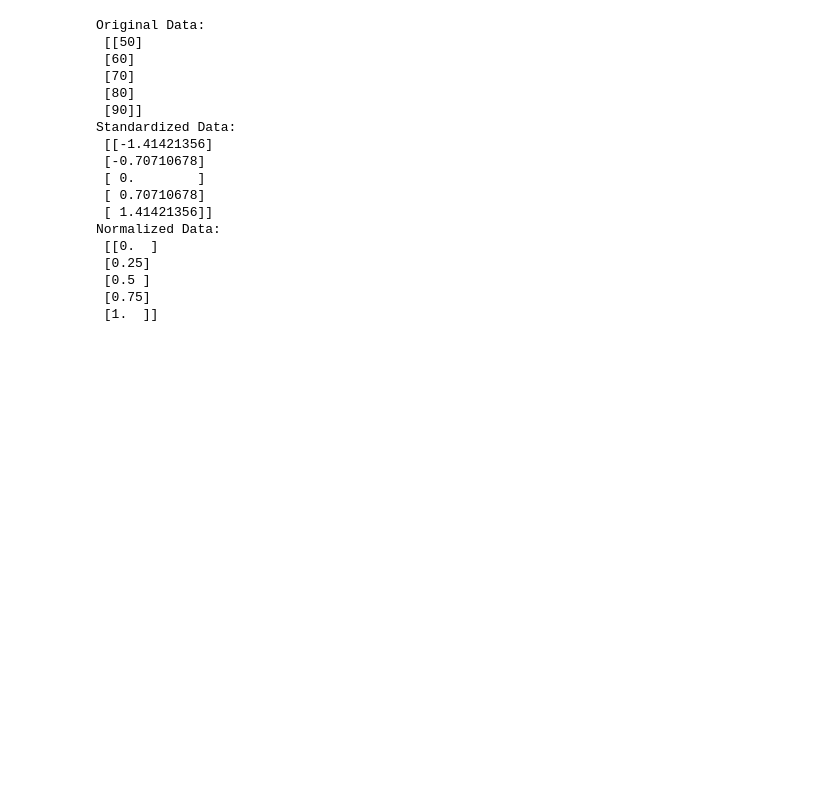
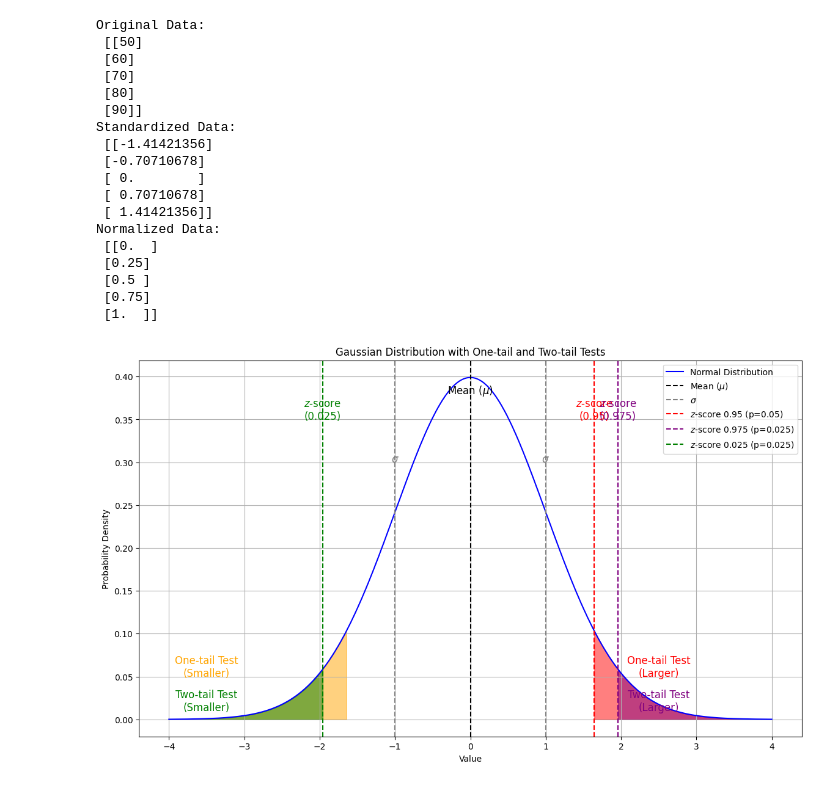
Before and after one commit to imranahmed123/DataScience-AI-ML, a Jupyter notebook: MyNotebook1_TypesofDistributions_310524.ipynb, the cells around one changed output. Cells and saved outputs as stored; diff of their text form; code cells hidden in the pictures; blank space fills up the shorter version.

```diff
--- a/MyNotebook1_TypesofDistributions_310524.ipynb
+++ b/MyNotebook1_TypesofDistributions_310524.ipynb
@@ -117,3 +117,76 @@ Normalized Data:
  [0.5 ]
  [0.75]
  [1.  ]]
+# %%
+import numpy as np
+import matplotlib.pyplot as plt
+import scipy.stats as stats
+
+# Define the data for the Gaussian distribution
+mu = 0
+sigma = 1
+x = np.linspace(mu - 4*sigma, mu + 4*sigma, 1000)
+y = stats.norm.pdf(x, mu, sigma)
+
+# Create the plot
+plt.figure(figsize=(14, 8))
+plt.plot(x, y, label='Normal Distribution', color='blue')
+
+# One-tail test (larger)
+x_one_tail = np.linspace(stats.norm.ppf(0.95), mu + 4*sigma, 100)
+y_one_tail = stats.norm.pdf(x_one_tail, mu, sigma)
+plt.fill_between(x_one_tail, y_one_tail, color='red', alpha=0.5)
+plt.text(mu + 2.5*sigma, 0.05, 'One-tail Test\n(Larger)', color='red', fontsize=12, ha='center')
+
+# One-tail test (smaller)
+x_one_tail_left = np.linspace(mu - 4*sigma, stats.norm.ppf(0.05), 100)
+y_one_tail_left = stats.norm.pdf(x_one_tail_left, mu, sigma)
+plt.fill_between(x_one_tail_left, y_one_tail_left, color='orange', alpha=0.5)
+plt.text(mu - 3.5*sigma, 0.05, 'One-tail Test\n(Smaller)', color='orange', fontsize=12, ha='center')
+
+# Two-tail test (smaller)
+x_two_tail_left = np.linspace(mu - 4*sigma, stats.norm.ppf(0.025), 100)
+y_two_tail_left = stats.norm.pdf(x_two_tail_left, mu, sigma)
+plt.fill_between(x_two_tail_left, y_two_tail_left, color='green', alpha=0.5)
+plt.text(mu - 3.5*sigma, 0.01, 'Two-tail Test\n(Smaller)', color='green', fontsize=12, ha='center')
+
+# Two-tail test (larger)
+x_two_tail_right = np.linspace(stats.norm.ppf(0.975), mu + 4*sigma, 100)
+y_two_tail_right = stats.norm.pdf(x_two_tail_right, mu, sigma)
+plt.fill_between(x_two_tail_right, y_two_tail_right, color='purple', alpha=0.5)
+plt.text(mu + 2.5*sigma, 0.01, 'Two-tail Test\n(Larger)', color='purple', fontsize=12, ha='center')
+
+# Add annotations for mean, mu, sigma, z-score, and p-value
+plt.axvline(mu, color='black', linestyle='--', label='Mean ($\mu$)')
+plt.text(mu, 0.38, 'Mean ($\mu$)', color='black', fontsize=12, ha='center')
+
+plt.axvline(mu + sigma, color='grey', linestyle='--', label='$\sigma$')
+plt.text(mu + sigma, 0.30, '$\sigma$', color='grey', fontsize=12, ha='center')
+
+plt.axvline(mu - sigma, color='grey', linestyle='--')
+plt.text(mu - sigma, 0.30, '$\sigma$', color='grey', fontsize=12, ha='center')
+
+# Z-scores at critical values
+z_95 = stats.norm.ppf(0.95)
+plt.axvline(z_95, color='red', linestyle='--', label='$z$-score 0.95 (p=0.05)')
+plt.text(z_95, 0.35, '$z$-score\n(0.95)', color='red', fontsize=12, ha='center')
+
+z_975 = stats.norm.ppf(0.975)
+plt.axvline(z_975, color='purple', linestyle='--', label='$z$-score 0.975 (p=0.025)')
+plt.text(z_975, 0.35, '$z$-score\n(0.975)', color='purple', fontsize=12, ha='center')
+
+z_025 = stats.norm.ppf(0.025)
+plt.axvline(z_025, color='green', linestyle='--', label='$z$-score 0.025 (p=0.025)')
+plt.text(z_025, 0.35, '$z$-score\n(0.025)', color='green', fontsize=12, ha='center')
+
+# Add labels and legend
+plt.title('Gaussian Distribution with One-tail and Two-tail Tests')
+plt.xlabel('Value')
+plt.ylabel('Probability Density')
+plt.legend()
+
+# Show the plot
+plt.grid(True)
+plt.show()
+# %% [output]
+[figure, added]
```
Also changed, not shown: parts of 1 cell of this notebook.
